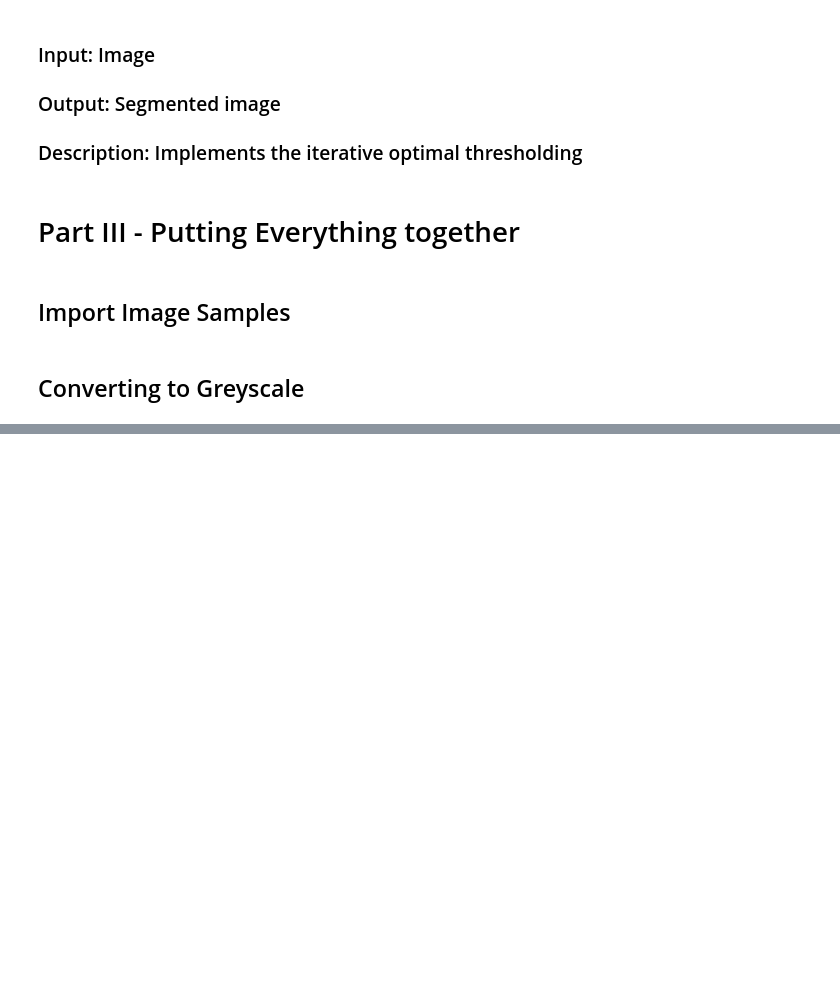
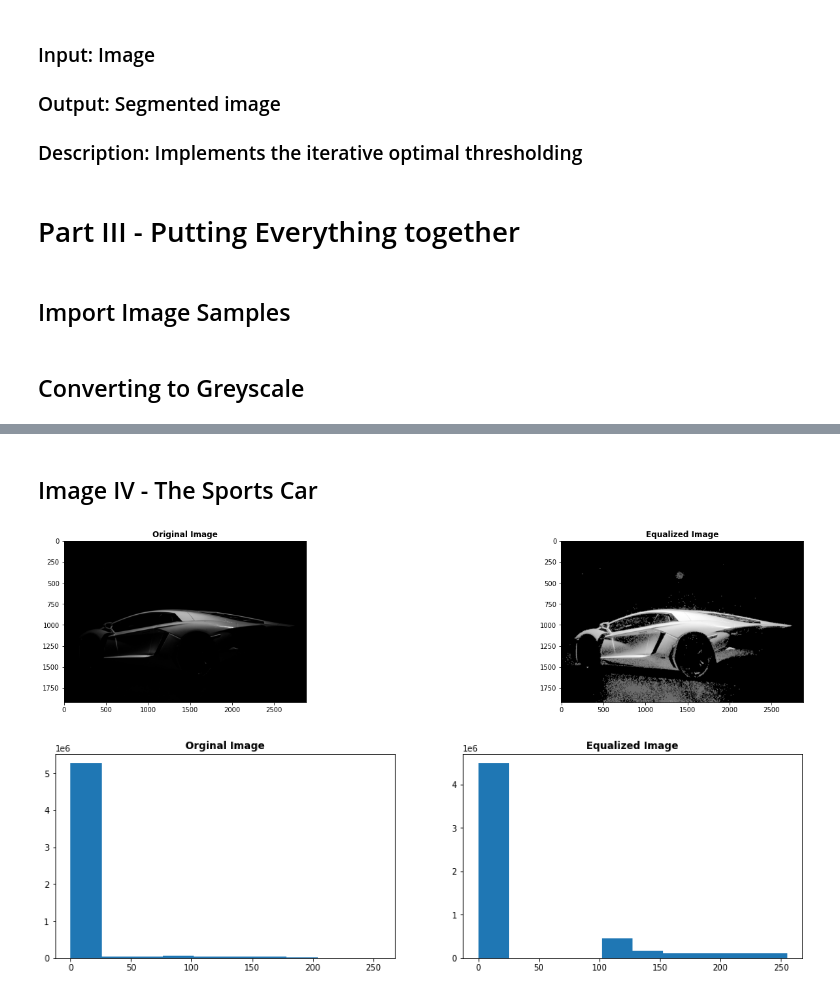
Before and after one commit to Ote-Leo/Guc-Courses, a Jupyter notebook: Computer-Vision/Computer-Vision-Assignment-3/main.ipynb, the cells around one changed output, grey strips where cells are left out. Cells and saved outputs as stored; diff of their text form; code cells hidden in the pictures; blank space fills up the shorter version.

```diff
--- a/Computer-Vision/Computer-Vision-Assignment-3/main.ipynb
+++ b/Computer-Vision/Computer-Vision-Assignment-3/main.ipynb
@@ -147,0 +166,10 @@ RenderHistograms(images = [image_1, image_2, image_3, image_4, image_5],
+# %% [markdown]
+## Image IV - The Sports Car
+# %%
+image_4_equalized = CalculateEqualizedImage(image_4, CalculateEqualizedHistogram(CalculateCumulativeHistogram(CalculateHistogram(image_4))))
+
+RenderImage([image_4, image_4_equalized], ['Original Image', 'Equalized Image'], nrows = 2, ncols = 2)
+RenderHistograms([image_4, image_4_equalized], ['Orginal Image', 'Equalized Image'], useBins = False)
+# %% [output]
+[figure, added]
+[figure, added]
```
Also changed, not shown: parts of 20 cells of this notebook.
